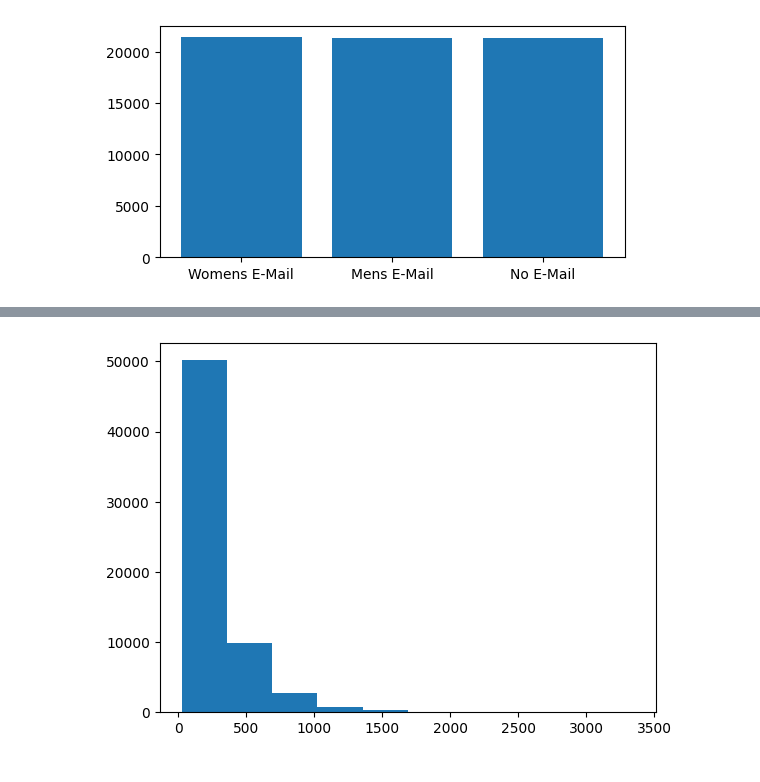
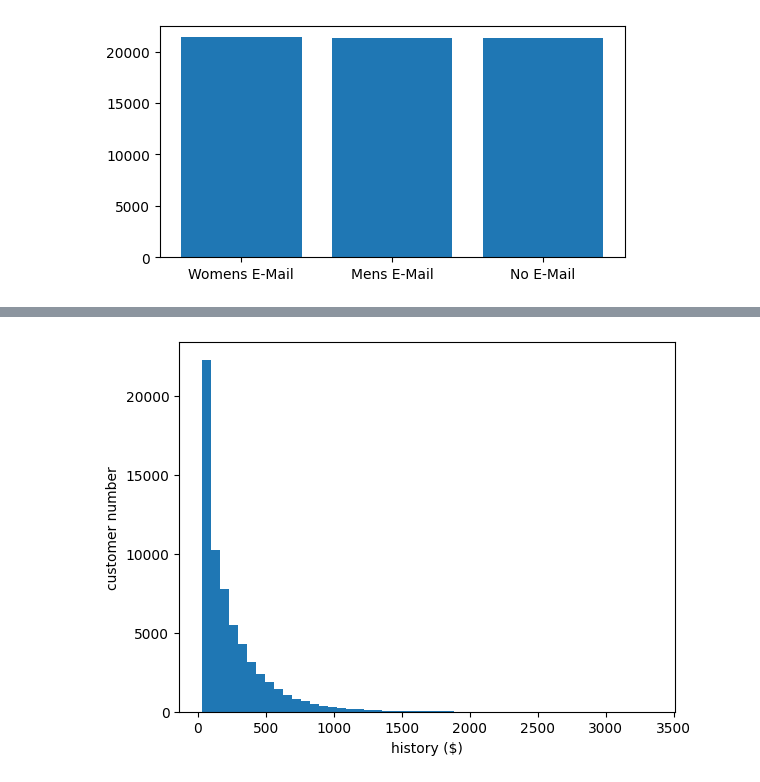
Before and after one commit to Fatemenamdar20/Project02-Customer-Analytics, a Jupyter notebook: Customer-Analytics.ipynb, the cells around one changed output, grey strips where cells are left out. Saved outputs shown, nothing was run; the diff lists cells and outputs as text; code cells hidden in the pictures.

```diff
--- a/Customer-Analytics.ipynb
+++ b/Customer-Analytics.ipynb
@@ -139,5 +134,6 @@ plt.show()
 # %%
-plt.hist(df["history"])
+plt.hist(df["history"], bins=50)
+plt.xlabel("history ($)"); plt.ylabel("customer number")
 plt.show()
 # %% [output]
-[figure, old version]
+[figure, new version]
```
Also changed, not shown: parts of 13 cells of this notebook, 1 other file.
